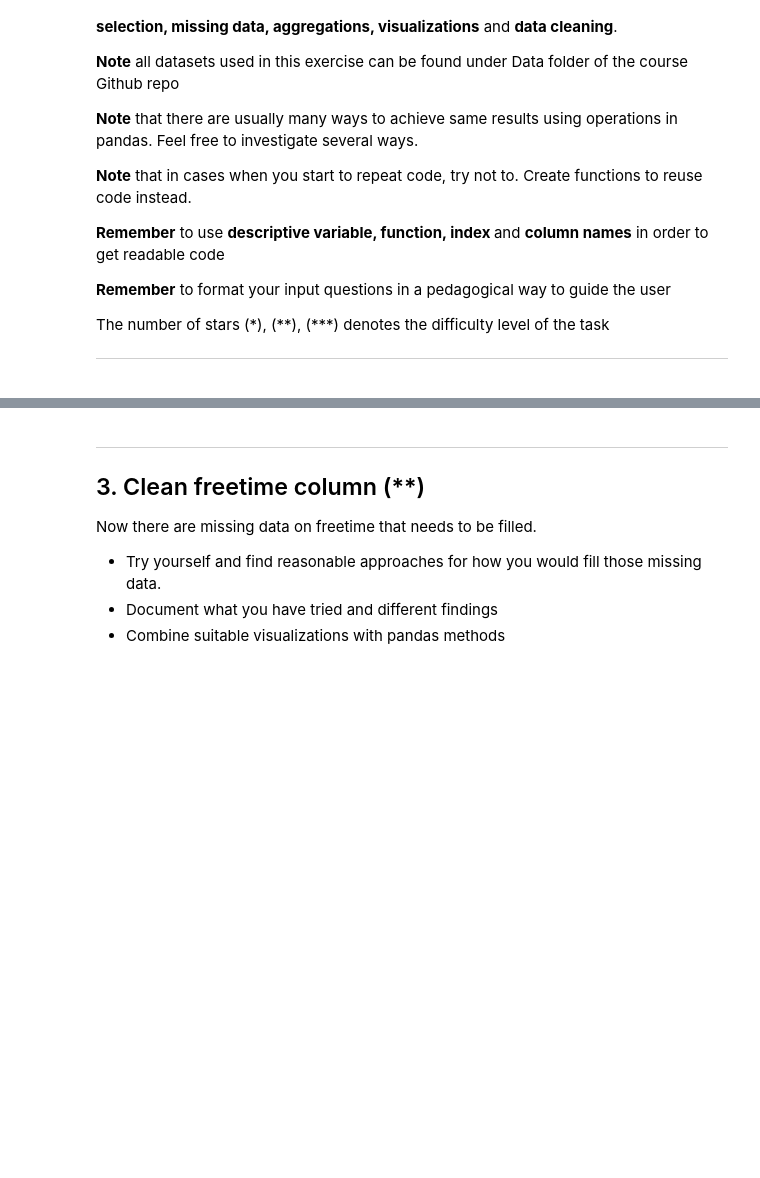
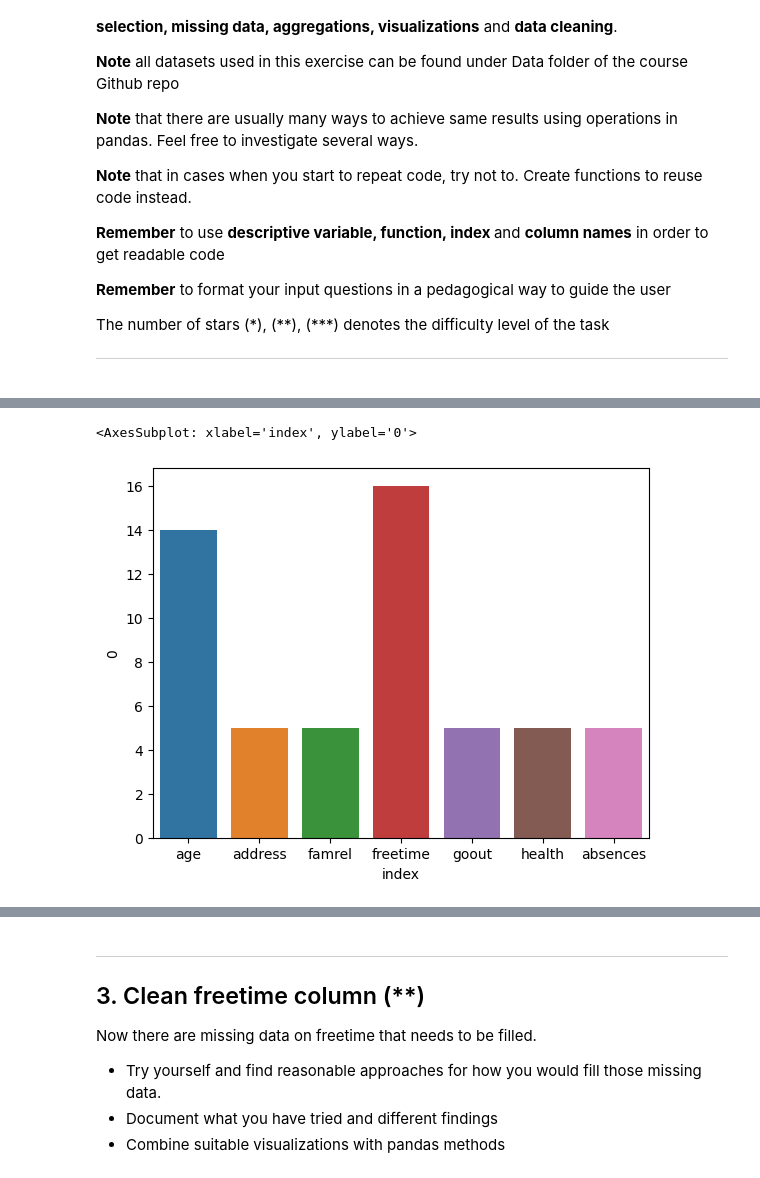
Before and after one commit to SCGlass/Data-Processing-Sam-Glass, a Jupyter notebook: Exercises/E01-Missing_aggregation.ipynb, the cells around one changed output, grey strips where cells are left out. Cells and saved outputs as stored; diff of their text form; code cells hidden in the pictures; blank space fills up the shorter version.

```diff
--- a/Exercises/E01-Missing_aggregation.ipynb
+++ b/Exercises/E01-Missing_aggregation.ipynb
@@ -89,7 +89,11 @@ h)
 </details>
 # %%
 import pandas as pd
+import seaborn as sns
+import matplotlib as plt
+import numpy as np
 
-df_student_food = pd.read_csv(".../Data/student-mat-missing-data.csv")
-df_student_food
+
+df_student_food = pd.read_csv("../Data/student-mat-missing-data..csv")
+df_student_food.head()
 # %% [output]
@@ -96,0 +163,7 @@ ModuleNotFoundError: No module named 'pandas'
+# %%
+df = pd.DataFrame(df_student_food.isnull().sum()).reset_index(drop=False)
+df = df[(df.sum(axis=1) != 0)]
+sns.barplot(x = "index", y= 0, data=df)
+# %% [output]
+<AxesSubplot: xlabel='index', ylabel='0'>
+[figure, added]
```
Also changed, not shown: parts of 6 cells of this notebook.
